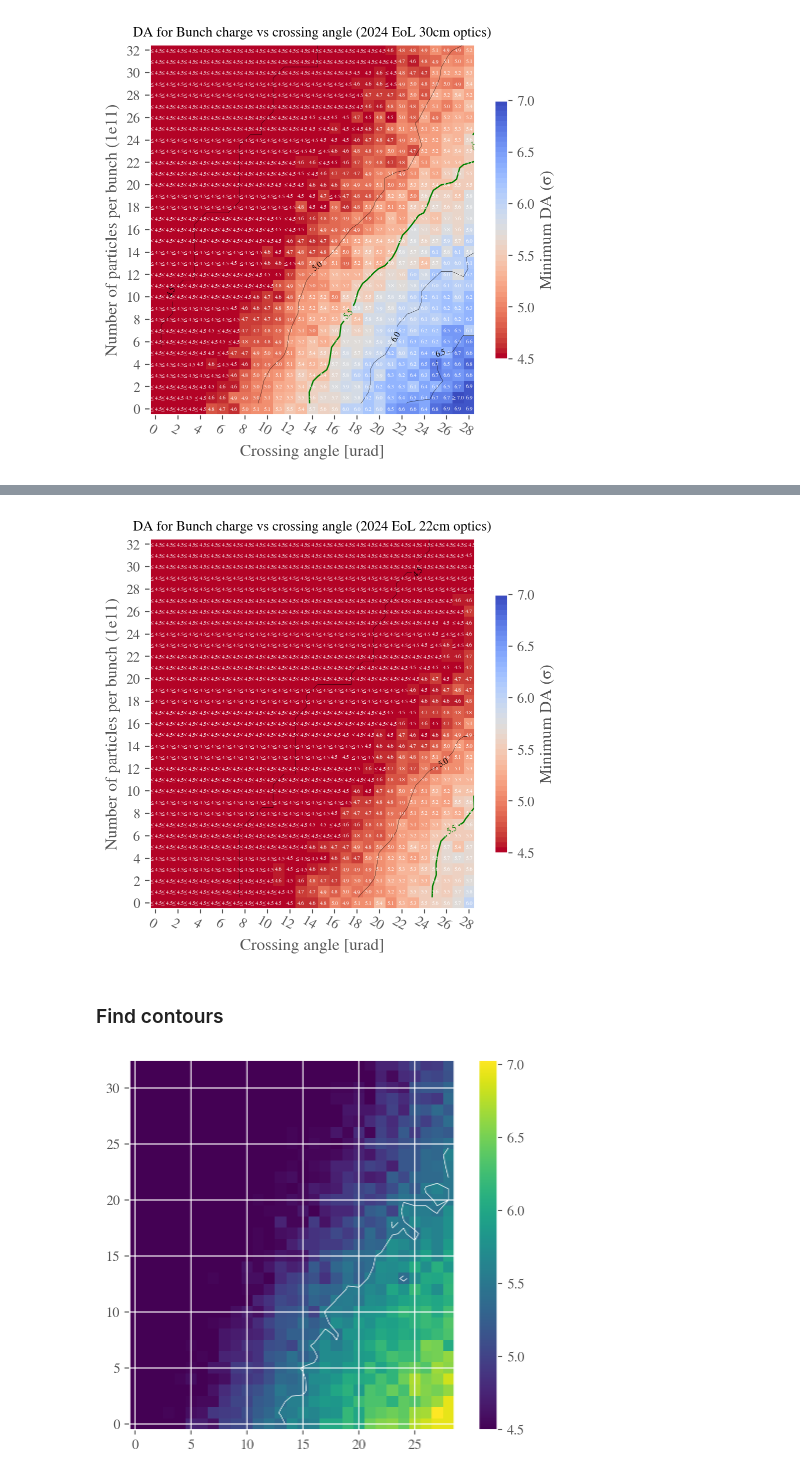
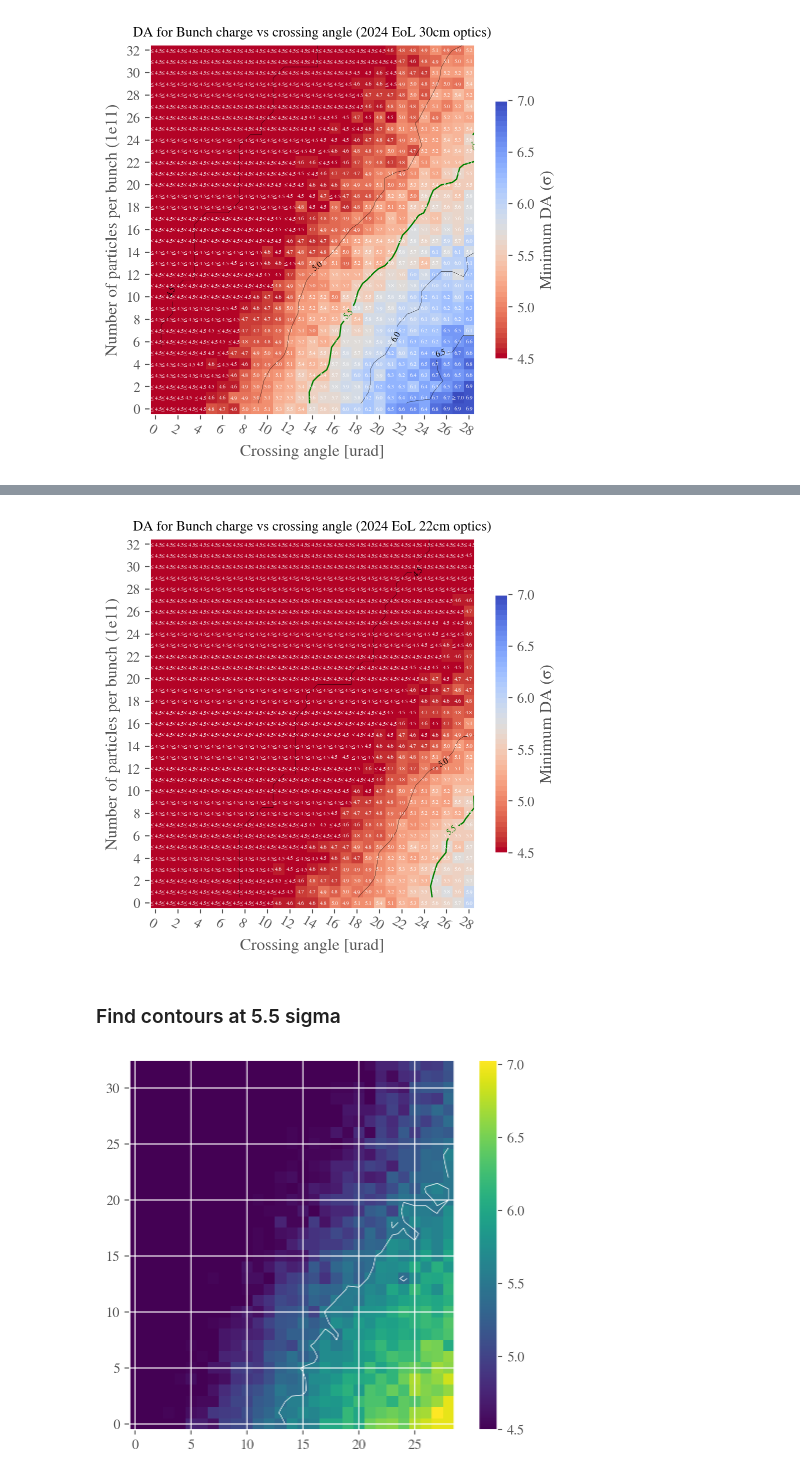
Before and after one commit to ColasDroin/DA_study_boilerplate, a Jupyter notebook: master_study/analysis/nb_angle_scan/nb_angle_scan.ipynb, the cells around one changed output, grey strips where cells are left out. Cells and saved outputs as stored; diff of their text form; code cells hidden in the pictures.

```diff
--- a/master_study/analysis/nb_angle_scan/nb_angle_scan.ipynb
+++ b/master_study/analysis/nb_angle_scan/nb_angle_scan.ipynb
@@ -317,35 +321,35 @@ x1 = xx[~array.mask]
 y1 = yy[~array.mask]
 newarr = array[~array.mask]
 interpolated_grid = interpolate.griddata((x1, y1), newarr.ravel(), (xx, yy), method='cubic')
 interpolate_df_22cm = pd.DataFrame(interpolated_grid.T).interpolate(axis = 1)
 
 conf_mad = analysis_functions.load_config(CONF_MAD_PATH)['config_mad']
 conf_collider = analysis_functions.load_config(CONF_COLLIDER_PATH)["config_collider"]
 analysis_functions.plot_heatmap(
     interpolate_df_22cm,
-    STUDY_NAME + '_' + COLLIDER,
+    STUDY_NAME + '_' + COLLIDER+ '_interpolated',
     link=None,
     plot_contours=True,
     conf_mad=conf_mad,
     conf_collider=conf_collider,
     type_crossing="flatvh",
     betx=0.3,
     bety=0.3,
     Nb = False,
     green_contour = 5.5,
     extended_diagonal=False,
     symmetric=False,
     mask_lower_triangle=False,
     xlabel="Crossing angle [urad]",
     ylabel="Number of particles per bunch (1e11)",
     vmin = 4.5,
     vmax = 7.,
     plot_diagonal_lines= False,
     xaxis_ticks_on_top=False,
     title="DA for Bunch charge vs crossing angle (2024 EoL 22cm optics)"
 )
 # %% [output]
-[figure, old version]
+[figure, new version]
 # %% [markdown]
-### Find contours
+### Find contours at 5.5 sigma
 # %%
```
Also changed, not shown: parts of 17 cells of this notebook, 7 other files.
